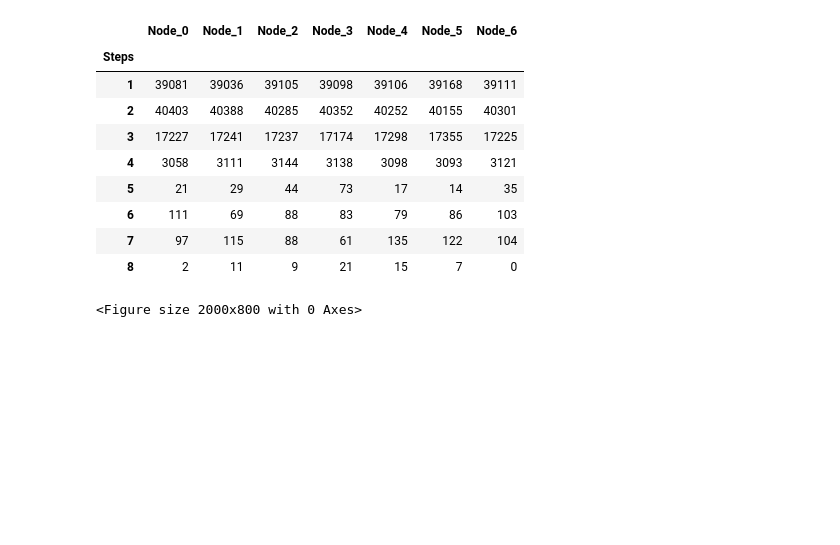
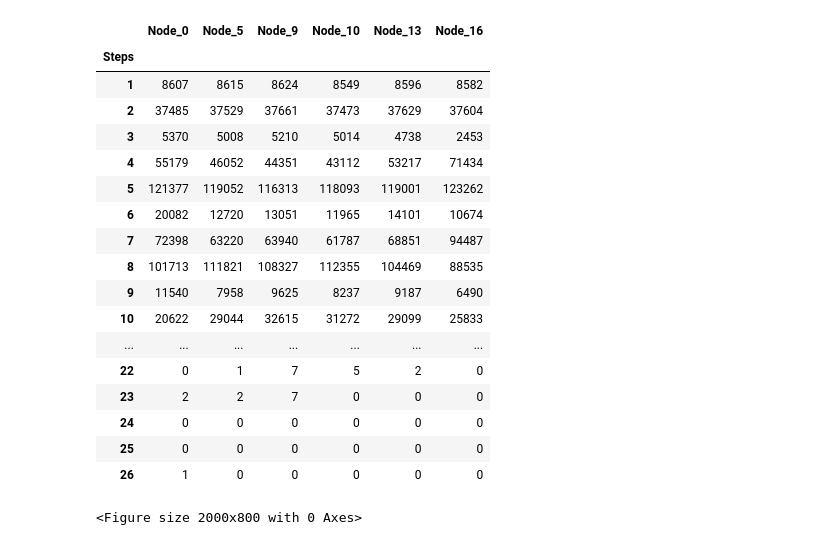
Before and after one commit to amitgaru2/cvf-python-gnn, a Jupyter notebook: simulations/cvf-analysis/analyzing raw data.ipynb, the cells around one changed output. Cells and saved outputs as stored; diff of their text form; code cells hidden in the pictures; blank space fills up the shorter version.

```diff
--- a/simulations/cvf-analysis/analyzing raw data.ipynb
+++ b/simulations/cvf-analysis/analyzing raw data.ipynb
@@ -47,20 +55,28 @@ agg_df
 agg_df.to_csv(f"agg_{raw_result_filename}.csv")
 # %%
 # filter columns
-# agg_df = agg_df[['Node_0', 'Node_4', 'Node_5', 'Node_9']]
+agg_df = agg_df[['Node_0', 'Node_5', 'Node_9', 'Node_10', 'Node_13', 'Node_16']]
 # agg_df = agg_df[['Node_0', 'Node_1', 'Node_5', 'Node_26', 'Node_29']]
 agg_df
 # %% [output]
-|  | Node_0 | Node_1 | Node_2 | Node_3 | Node_4 | Node_5 | Node_6 |
-| Steps |  |  |  |  |  |  |  |
-| 1 | 39081 | 39036 | 39105 | 39098 | 39106 | 39168 | 39111 |
-| 2 | 40403 | 40388 | 40285 | 40352 | 40252 | 40155 | 40301 |
-| 3 | 17227 | 17241 | 17237 | 17174 | 17298 | 17355 | 17225 |
-| 4 | 3058 | 3111 | 3144 | 3138 | 3098 | 3093 | 3121 |
-| 5 | 21 | 29 | 44 | 73 | 17 | 14 | 35 |
-| 6 | 111 | 69 | 88 | 83 | 79 | 86 | 103 |
-| 7 | 97 | 115 | 88 | 61 | 135 | 122 | 104 |
-| 8 | 2 | 11 | 9 | 21 | 15 | 7 | 0 |
+|  | Node_0 | Node_5 | Node_9 | Node_10 | Node_13 | Node_16 |
+| Steps |  |  |  |  |  |  |
+| 1 | 8607 | 8615 | 8624 | 8549 | 8596 | 8582 |
+| 2 | 37485 | 37529 | 37661 | 37473 | 37629 | 37604 |
+| 3 | 5370 | 5008 | 5210 | 5014 | 4738 | 2453 |
+| 4 | 55179 | 46052 | 44351 | 43112 | 53217 | 71434 |
+| 5 | 121377 | 119052 | 116313 | 118093 | 119001 | 123262 |
+| 6 | 20082 | 12720 | 13051 | 11965 | 14101 | 10674 |
+| 7 | 72398 | 63220 | 63940 | 61787 | 68851 | 94487 |
+| 8 | 101713 | 111821 | 108327 | 112355 | 104469 | 88535 |
+| 9 | 11540 | 7958 | 9625 | 8237 | 9187 | 6490 |
+| 10 | 20622 | 29044 | 32615 | 31272 | 29099 | 25833 |
+| ... | ... | ... | ... | ... | ... | ... |
+| 22 | 0 | 1 | 7 | 5 | 2 | 0 |
+| 23 | 2 | 2 | 7 | 0 | 0 | 0 |
+| 24 | 0 | 0 | 0 | 0 | 0 | 0 |
+| 25 | 0 | 0 | 0 | 0 | 0 | 0 |
+| 26 | 1 | 0 | 0 | 0 | 0 | 0 |
 # %%
 plt.ioff()
 plt.figure(figsize=(20, 8))
```
Also changed, not shown: parts of 4 cells of this notebook, 6 other files.
